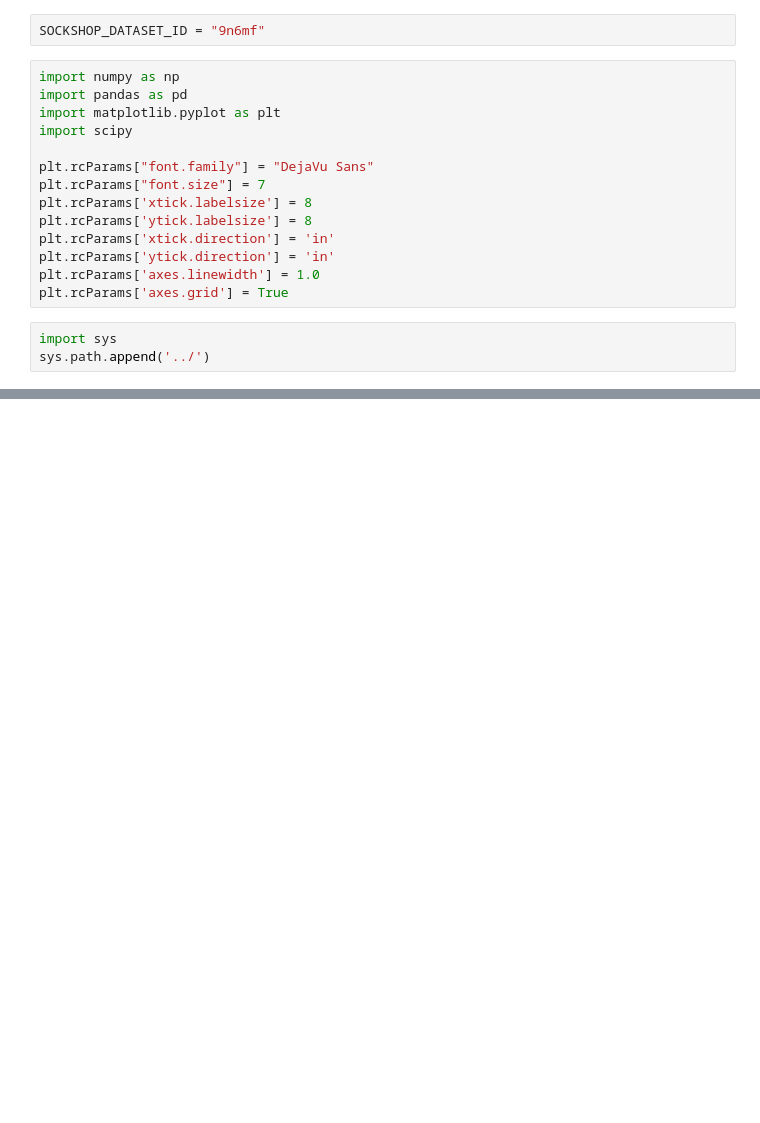
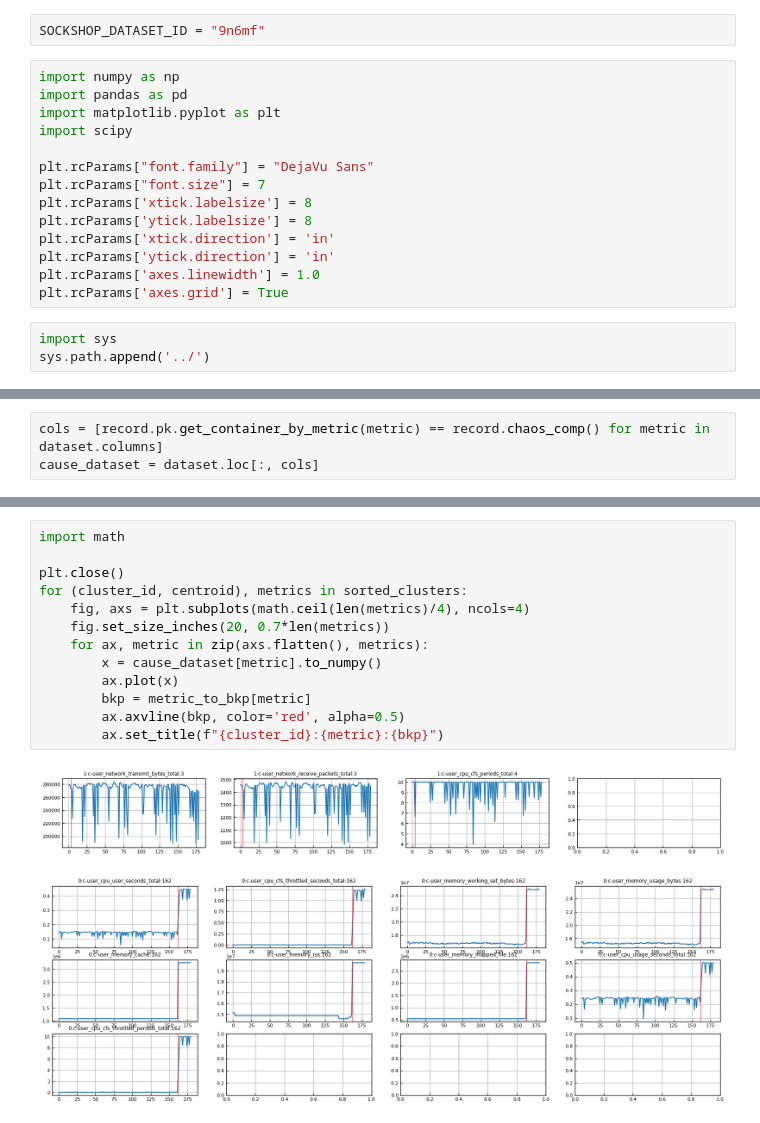
Before and after one commit to XuRepository/meltria-analyzer, a Jupyter notebook: notebooks/change_point_based_clustering.ipynb, the cells around one changed output, grey strips where cells are left out. Drawn from its saved outputs; the diff is of its cells as text; blank space fills up the shorter version.

```diff
--- a/notebooks/change_point_based_clustering.ipynb
+++ b/notebooks/change_point_based_clustering.ipynb
@@ -53,0 +60,3 @@ dataset.shape
+# %%
+cols = [record.pk.get_container_by_metric(metric) == record.chaos_comp() for metric in dataset.columns]
+cause_dataset = dataset.loc[:, cols]
@@ -53,0 +225,16 @@ dataset.shape
+# %%
+import math
+
+plt.close()
+for (cluster_id, centroid), metrics in sorted_clusters:
+    fig, axs = plt.subplots(math.ceil(len(metrics)/4), ncols=4)
+    fig.set_size_inches(20, 0.7*len(metrics))
+    for ax, metric in zip(axs.flatten(), metrics):
+        x = cause_dataset[metric].to_numpy()
+        ax.plot(x)
+        bkp = metric_to_bkp[metric]
+        ax.axvline(bkp, color='red', alpha=0.5)
+        ax.set_title(f"{cluster_id}:{metric}:{bkp}")
+# %% [output]
+[figure, added]
+[figure, added]
```
Also changed, not shown: parts of 8 cells of this notebook, 2 other files.
